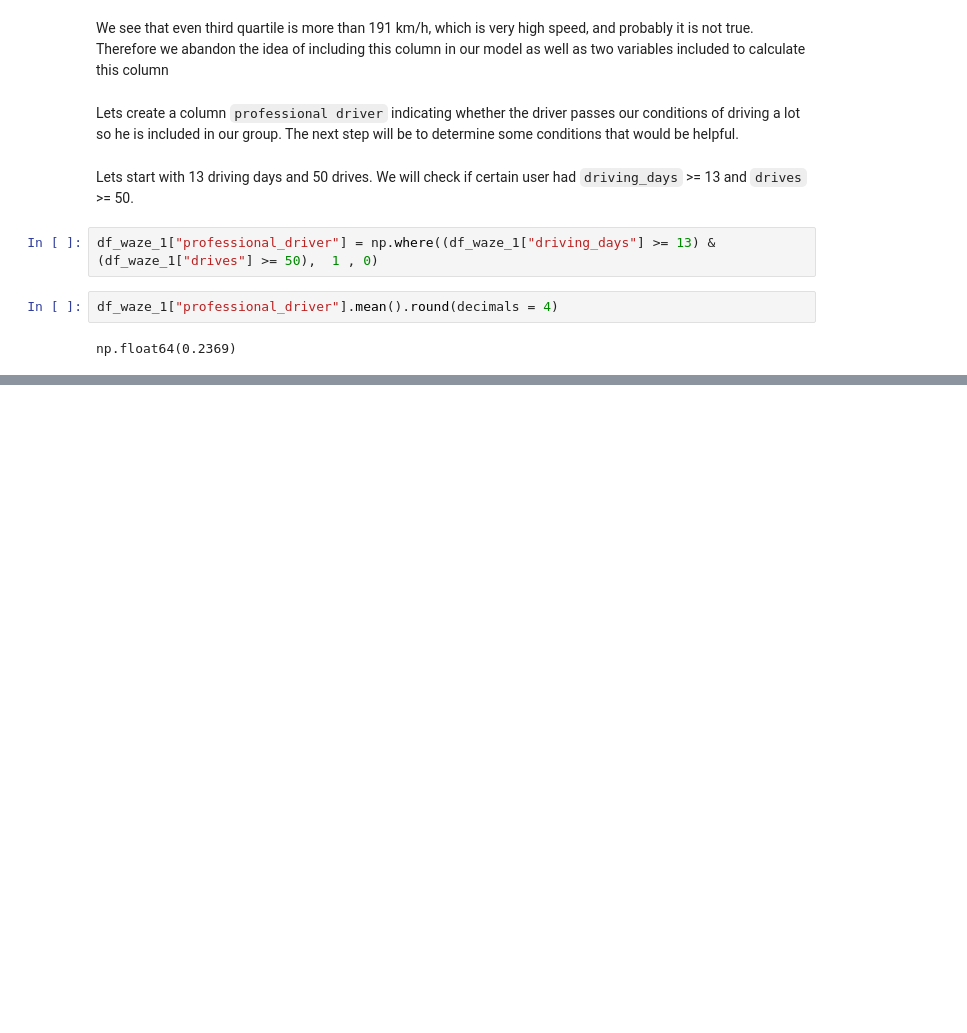
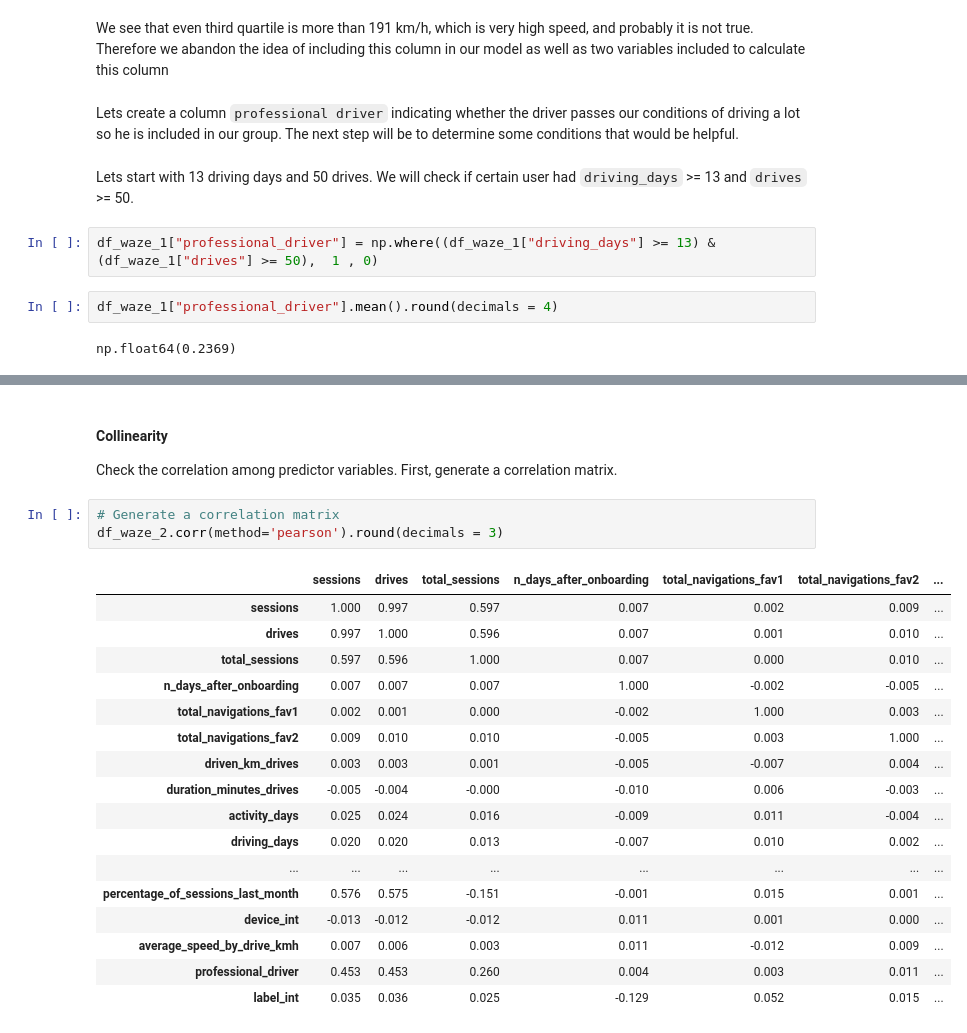
Before and after one commit to Damian-oo/Customer-Churn-Prediction-Waze-app, a Jupyter notebook: Waze Churn Project_full.ipynb, the cells around one changed output, grey strips where cells are left out. Cells and saved outputs as stored; diff of their text form; blank space fills up the shorter version.

```diff
--- a/Waze Churn Project_full.ipynb
+++ b/Waze Churn Project_full.ipynb
@@ -1032,0 +1093,25 @@ np.float64(0.2369)
+# %% [markdown]
+#### **Collinearity**
+
+Check the correlation among predictor variables. First, generate a correlation matrix.
+# %%
+# Generate a correlation matrix
+df_waze_2.corr(method='pearson').round(decimals = 3)
+# %% [output]
+|  | sessions | drives | total_sessions | n_days_after_onboarding | total_navigations_fav1 | total_navigations_fav2 | ... |
+| sessions | 1.000 | 0.997 | 0.597 | 0.007 | 0.002 | 0.009 | ... |
+| drives | 0.997 | 1.000 | 0.596 | 0.007 | 0.001 | 0.010 | ... |
+| total_sessions | 0.597 | 0.596 | 1.000 | 0.007 | 0.000 | 0.010 | ... |
+| n_days_after_onboarding | 0.007 | 0.007 | 0.007 | 1.000 | -0.002 | -0.005 | ... |
+| total_navigations_fav1 | 0.002 | 0.001 | 0.000 | -0.002 | 1.000 | 0.003 | ... |
+| total_navigations_fav2 | 0.009 | 0.010 | 0.010 | -0.005 | 0.003 | 1.000 | ... |
+| driven_km_drives | 0.003 | 0.003 | 0.001 | -0.005 | -0.007 | 0.004 | ... |
+| duration_minutes_drives | -0.005 | -0.004 | -0.000 | -0.010 | 0.006 | -0.003 | ... |
+| activity_days | 0.025 | 0.024 | 0.016 | -0.009 | 0.011 | -0.004 | ... |
+| driving_days | 0.020 | 0.020 | 0.013 | -0.007 | 0.010 | 0.002 | ... |
+| ... | ... | ... | ... | ... | ... | ... | ... |
+| percentage_of_sessions_last_month | 0.576 | 0.575 | -0.151 | -0.001 | 0.015 | 0.001 | ... |
+| device_int | -0.013 | -0.012 | -0.012 | 0.011 | 0.001 | 0.000 | ... |
+| average_speed_by_drive_kmh | 0.007 | 0.006 | 0.003 | 0.011 | -0.012 | 0.009 | ... |
+| professional_driver | 0.453 | 0.453 | 0.260 | 0.004 | 0.003 | 0.011 | ... |
+| label_int | 0.035 | 0.036 | 0.025 | -0.129 | 0.052 | 0.015 | ... |
```
Also changed, not shown: parts of 14 cells of this notebook.
